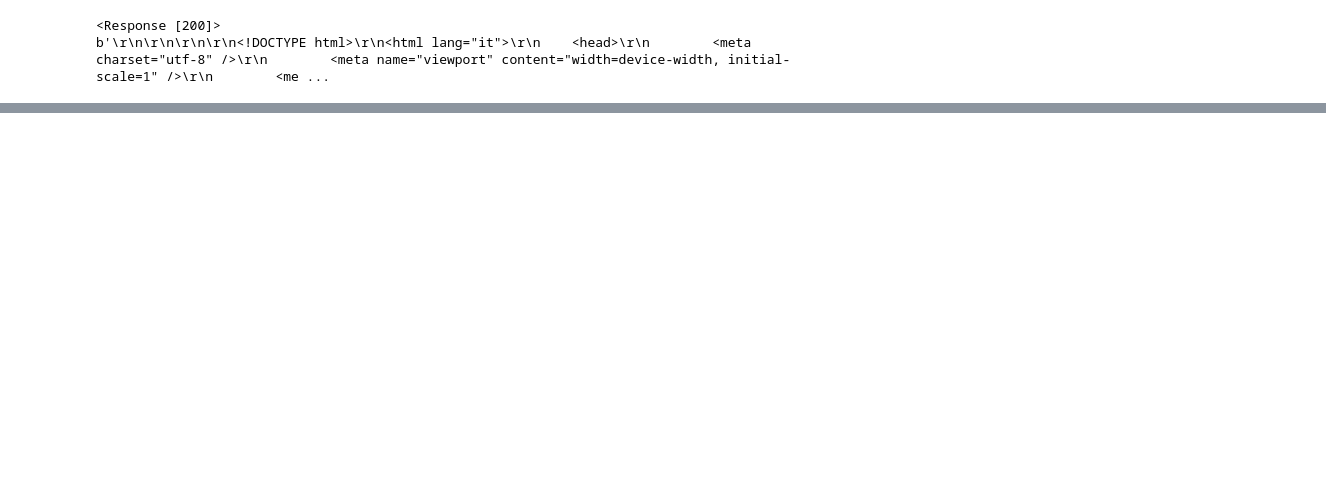
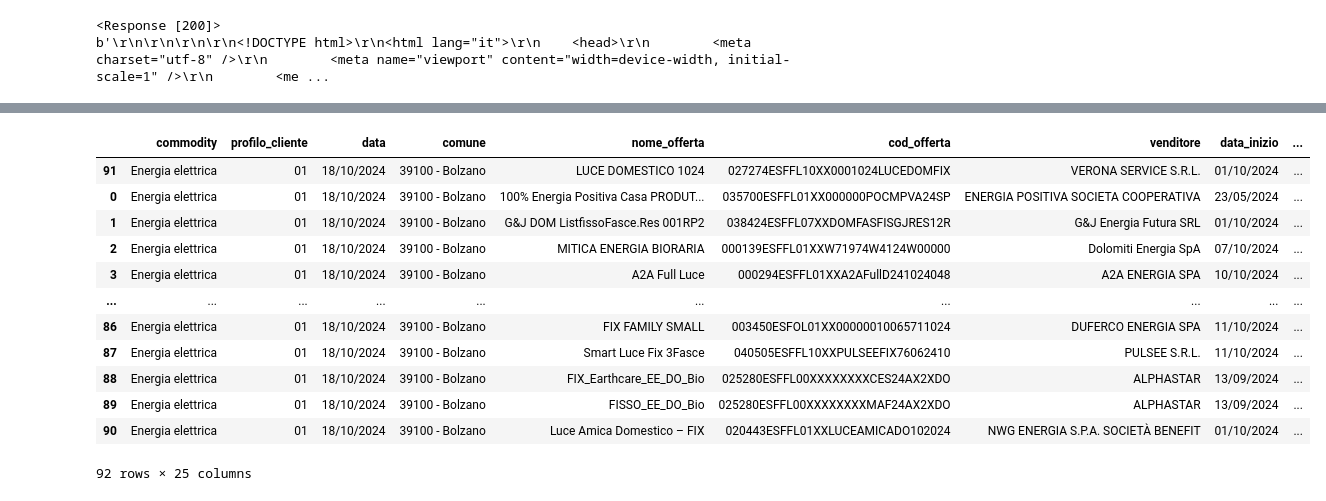
Before and after one commit to artessari/WebScraping_EnergyOffers, a Jupyter notebook: ARERA_OfferteEnergia.ipynb, the cells around one changed output, grey strips where cells are left out. Drawn from its saved outputs; the diff is of its cells as text; code cells hidden in the pictures; blank space fills up the shorter version.

Commit message:
Update main code
Development of various user profile types and subsequent code implementation to retrieve offers tailored to each profile (for two commodities: electricity and gas).

```diff
--- a/ARERA_OfferteEnergia.ipynb
+++ b/ARERA_OfferteEnergia.ipynb
@@ -595,0 +77,3 @@ else:
+# %%
+# Lista dei CAP o nomi dei comuni da utilizzare per estrarre le offerte
+lista_comuni = ['39100']
@@ -595,0 +307,20 @@ else:
+# %%
+df01_EE = pd.DataFrame(data_list_totale)
+df01_EE = df01_EE.sort_values(by=['comune', 'spesa_annua(euro)'], ascending=[True, True])
+df01_EE.insert(1, 'profilo_cliente', '01')
+df01_EE.insert(20, 'persone_abitazione', 1)
+df01_EE
+# %% [output]
+|  | commodity | profilo_cliente | data | comune | nome_offerta | cod_offerta | venditore | data_inizio | ... |
+| 91 | Energia elettrica | 01 | 18/10/2024 | 39100 - Bolzano | LUCE DOMESTICO 1024 | 027274ESFFL10XX0001024LUCEDOMFIX | VERONA SERVICE S.R.L. | 01/10/2024 | ... |
+| 0 | Energia elettrica | 01 | 18/10/2024 | 39100 - Bolzano | 100% Energia Positiva Casa PRODUT... | 035700ESFFL01XX000000POCMPVA24SP | ENERGIA POSITIVA SOCIETA COOPERATIVA | 23/05/2024 | ... |
+| 1 | Energia elettrica | 01 | 18/10/2024 | 39100 - Bolzano | G&J DOM ListfissoFasce.Res 001RP2 | 038424ESFFL07XXDOMFASFISGJRES12R | G&J Energia Futura SRL | 01/10/2024 | ... |
+| 2 | Energia elettrica | 01 | 18/10/2024 | 39100 - Bolzano | MITICA ENERGIA BIORARIA | 000139ESFFL01XXW71974W4124W00000 | Dolomiti Energia SpA | 07/10/2024 | ... |
+| 3 | Energia elettrica | 01 | 18/10/2024 | 39100 - Bolzano | A2A Full Luce | 000294ESFFL01XXA2AFullD241024048 | A2A ENERGIA SPA | 10/10/2024 | ... |
+| ... | ... | ... | ... | ... | ... | ... | ... | ... | ... |
+| 86 | Energia elettrica | 01 | 18/10/2024 | 39100 - Bolzano | FIX FAMILY SMALL | 003450ESFOL01XX00000010065711024 | DUFERCO ENERGIA SPA | 11/10/2024 | ... |
+| 87 | Energia elettrica | 01 | 18/10/2024 | 39100 - Bolzano | Smart Luce Fix 3Fasce | 040505ESFFL10XXPULSEEFIX76062410 | PULSEE S.R.L. | 11/10/2024 | ... |
+| 88 | Energia elettrica | 01 | 18/10/2024 | 39100 - Bolzano | FIX_Earthcare_EE_DO_Bio | 025280ESFFL00XXXXXXXXCES24AX2XDO | ALPHASTAR | 13/09/2024 | ... |
+| 89 | Energia elettrica | 01 | 18/10/2024 | 39100 - Bolzano | FISSO_EE_DO_Bio | 025280ESFFL00XXXXXXXXMAF24AX2XDO | ALPHASTAR | 13/09/2024 | ... |
+| 90 | Energia elettrica | 01 | 18/10/2024 | 39100 - Bolzano | Luce Amica Domestico – FIX | 020443ESFFL01XXLUCEAMICADO102024 | NWG ENERGIA S.P.A. SOCIETÀ BENEFIT | 01/10/2024 | ... |
+92 rows × 25 columns
```
Also changed, not shown: parts of 51 cells of this notebook.
